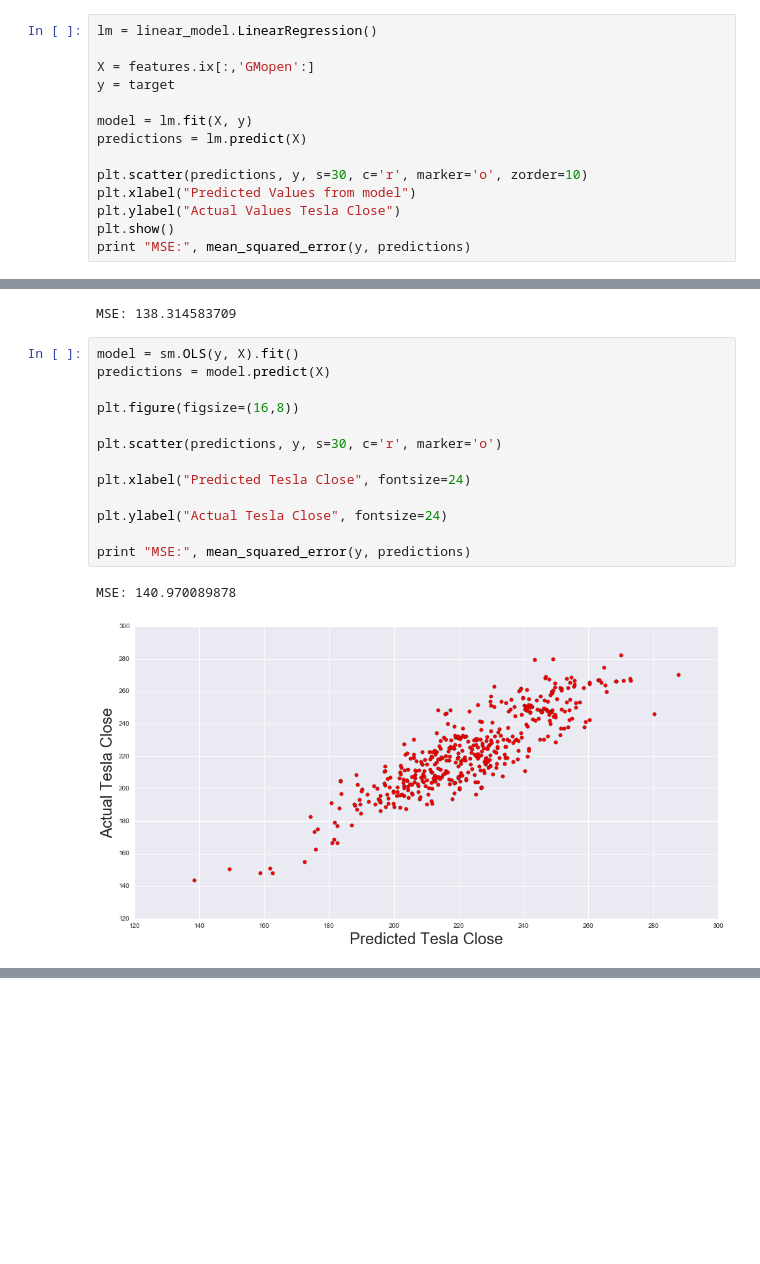
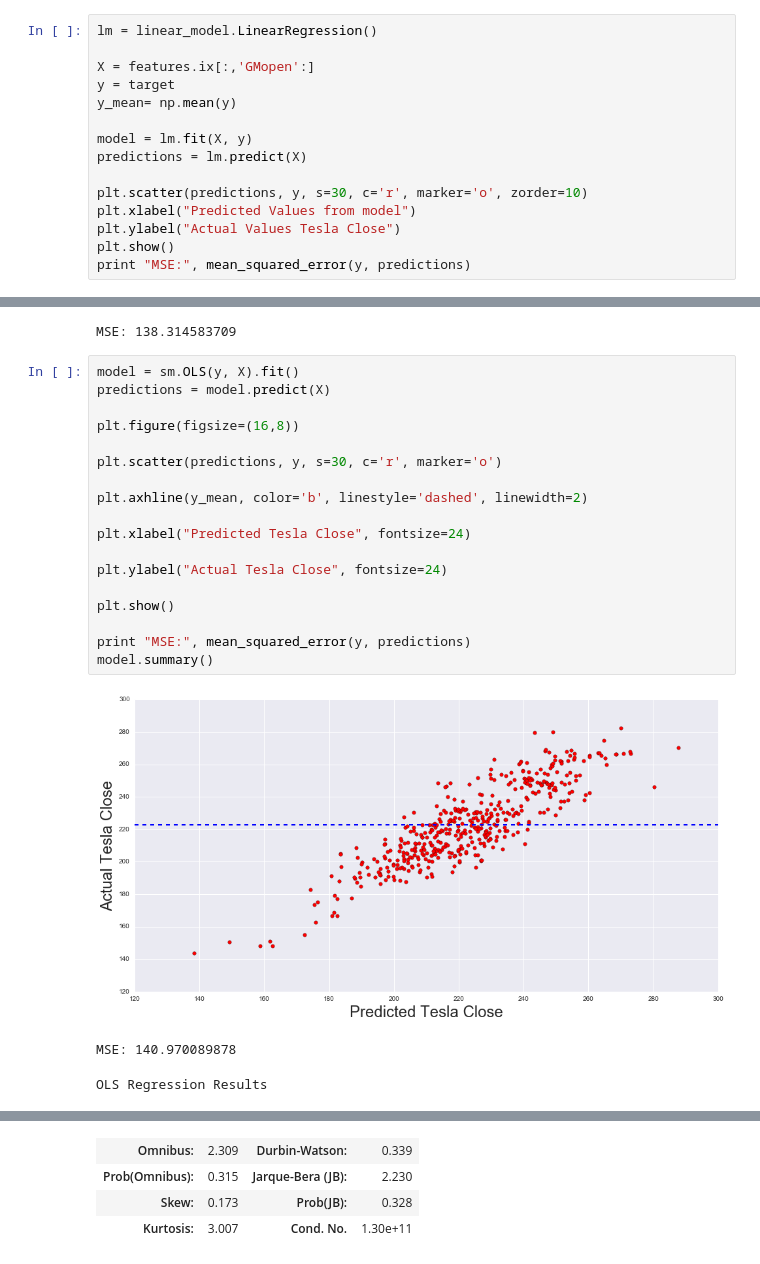
Before and after one commit to ktoomey86/The_Toom, a Jupyter notebook: Stocks- Capstone/Stock_final.ipynb, the cells around one changed output, grey strips where cells are left out. Drawn from its saved outputs; the diff is of its cells as text; blank space fills up the shorter version.

```diff
--- a/Stocks- Capstone/Stock_final.ipynb
+++ b/Stocks- Capstone/Stock_final.ipynb
@@ -127,6 +129,7 @@ lm = linear_model.LinearRegression()
 
 X = features.ix[:,'GMopen':]
 y = target
+y_mean= np.mean(y)
 
 model = lm.fit(X, y)
 predictions = lm.predict(X)
@@ -142,16 +145,22 @@ MSE: 138.314583709
 # %%
 model = sm.OLS(y, X).fit()
 predictions = model.predict(X)
 
 plt.figure(figsize=(16,8))
 
 plt.scatter(predictions, y, s=30, c='r', marker='o')
 
+plt.axhline(y_mean, color='b', linestyle='dashed', linewidth=2)
+
 plt.xlabel("Predicted Tesla Close", fontsize=24)
 
 plt.ylabel("Actual Tesla Close", fontsize=24)
 
+plt.show()
+
 print "MSE:", mean_squared_error(y, predictions)
+model.summary()
 # %% [output]
+[figure, new version]
 MSE: 140.970089878
-[figure, old version]
+OLS Regression Results
@@ -157,0 +192,4 @@ MSE: 140.970089878
+| Omnibus: | 2.309 | Durbin-Watson: | 0.339 |
+| Prob(Omnibus): | 0.315 | Jarque-Bera (JB): | 2.230 |
+| Skew: | 0.173 | Prob(JB): | 0.328 |
+| Kurtosis: | 3.007 | Cond. No. | 1.30e+11 |
```
Also changed, not shown: parts of 7 cells of this notebook, 1 other file.
